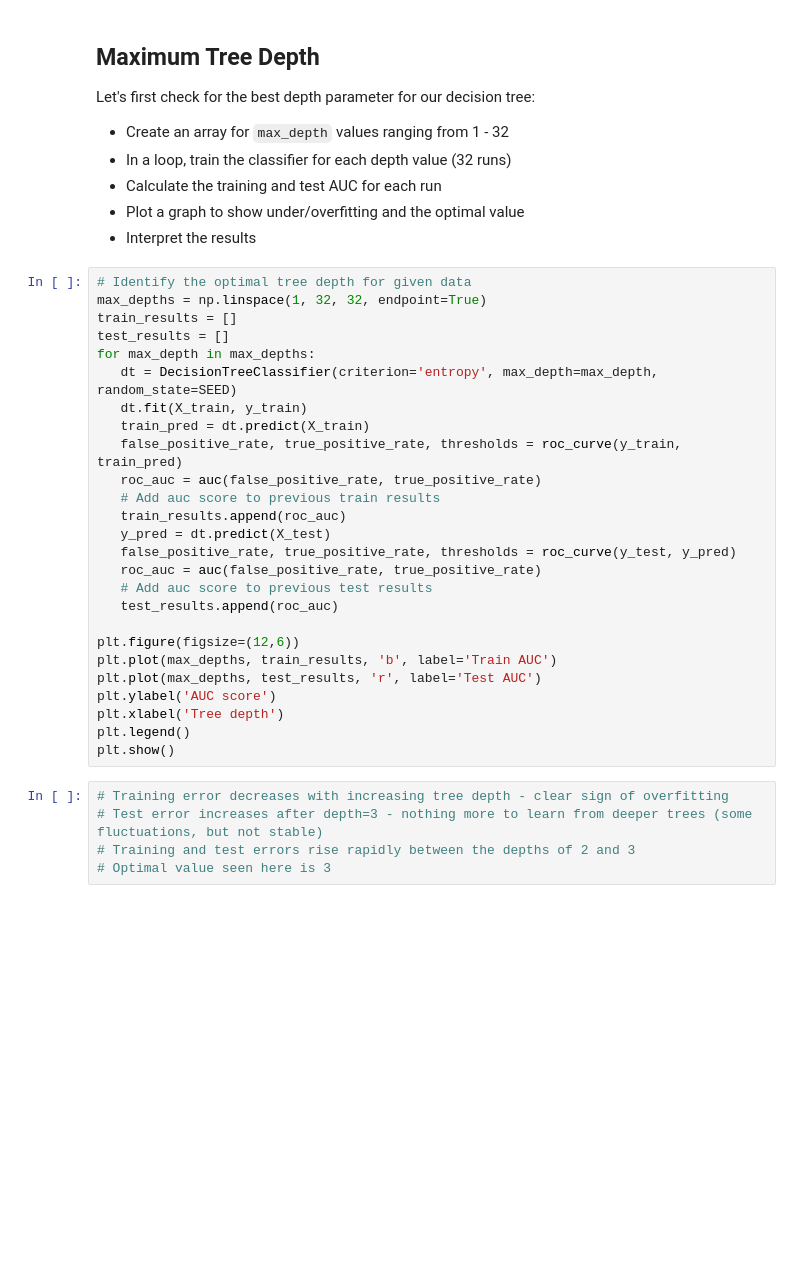
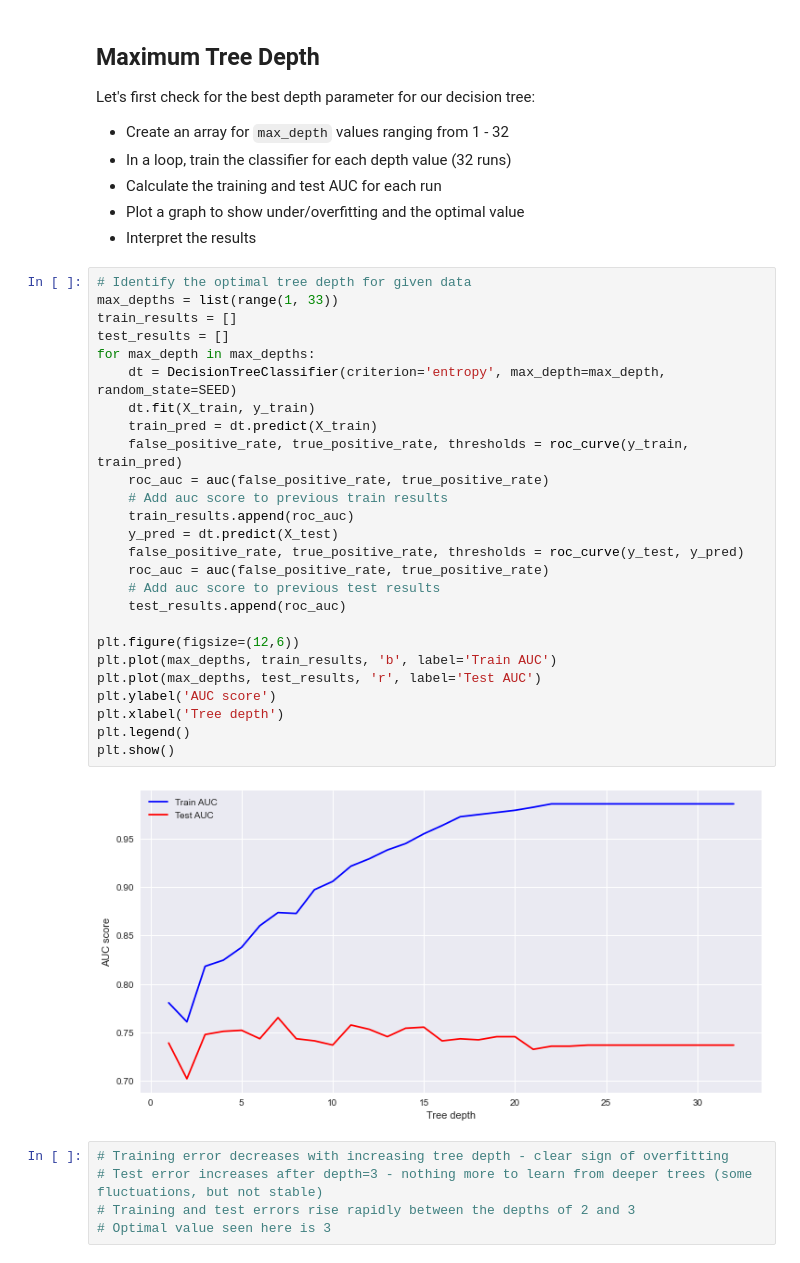
Before and after one commit to learn-co-curriculum/dsc-tuning-decision-trees-lab, a Jupyter notebook: index.ipynb, the cells around one changed output. Cells and saved outputs as stored; diff of their text form; blank space fills up the shorter version.

Commit message:
make max_depth an int, run all cells, update final interpretation

```diff
--- a/index.ipynb
+++ b/index.ipynb
@@ -81,30 +92,32 @@ Let's first check for the best depth parameter for our decision tree:
 - Interpret the results
 # %%
 # Identify the optimal tree depth for given data
-max_depths = np.linspace(1, 32, 32, endpoint=True)
+max_depths = list(range(1, 33))
 train_results = []
 test_results = []
 for max_depth in max_depths:
-   dt = DecisionTreeClassifier(criterion='entropy', max_depth=max_depth, random_state=SEED)
-   dt.fit(X_train, y_train)
-   train_pred = dt.predict(X_train)
-   false_positive_rate, true_positive_rate, thresholds = roc_curve(y_train, train_pred)
-   roc_auc = auc(false_positive_rate, true_positive_rate)
-   # Add auc score to previous train results
-   train_results.append(roc_auc)
-   y_pred = dt.predict(X_test)
-   false_positive_rate, true_positive_rate, thresholds = roc_curve(y_test, y_pred)
-   roc_auc = auc(false_positive_rate, true_positive_rate)
-   # Add auc score to previous test results
-   test_results.append(roc_auc)
+    dt = DecisionTreeClassifier(criterion='entropy', max_depth=max_depth, random_state=SEED)
+    dt.fit(X_train, y_train)
+    train_pred = dt.predict(X_train)
+    false_positive_rate, true_positive_rate, thresholds = roc_curve(y_train, train_pred)
+    roc_auc = auc(false_positive_rate, true_positive_rate)
+    # Add auc score to previous train results
+    train_results.append(roc_auc)
+    y_pred = dt.predict(X_test)
+    false_positive_rate, true_positive_rate, thresholds = roc_curve(y_test, y_pred)
+    roc_auc = auc(false_positive_rate, true_positive_rate)
+    # Add auc score to previous test results
+    test_results.append(roc_auc)
 
 plt.figure(figsize=(12,6))
 plt.plot(max_depths, train_results, 'b', label='Train AUC')
 plt.plot(max_depths, test_results, 'r', label='Test AUC')
 plt.ylabel('AUC score')
 plt.xlabel('Tree depth')
 plt.legend()
 plt.show()
+# %% [output]
+[figure, added]
 # %%
 # Training error decreases with increasing tree depth - clear sign of overfitting
 # Test error increases after depth=3 - nothing more to learn from deeper trees (some fluctuations, but not stable)
```
Also changed, not shown: parts of 10 cells of this notebook, 5 other files.
